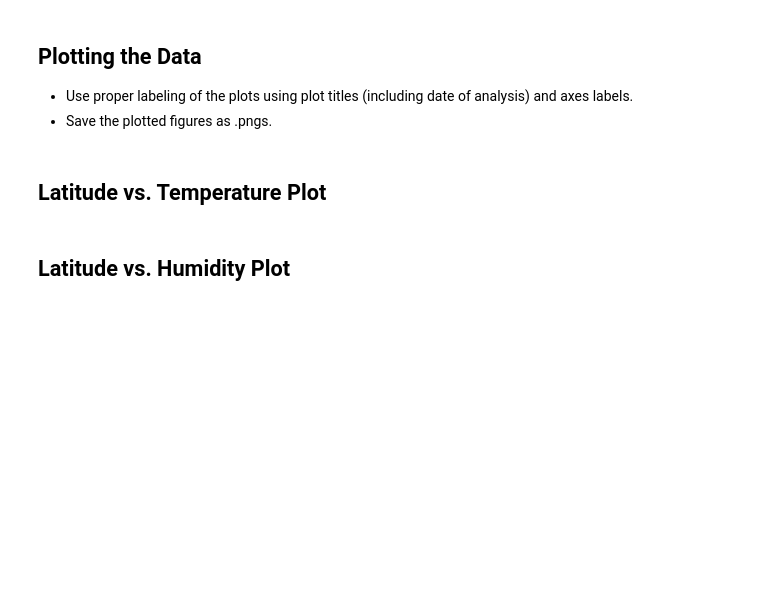
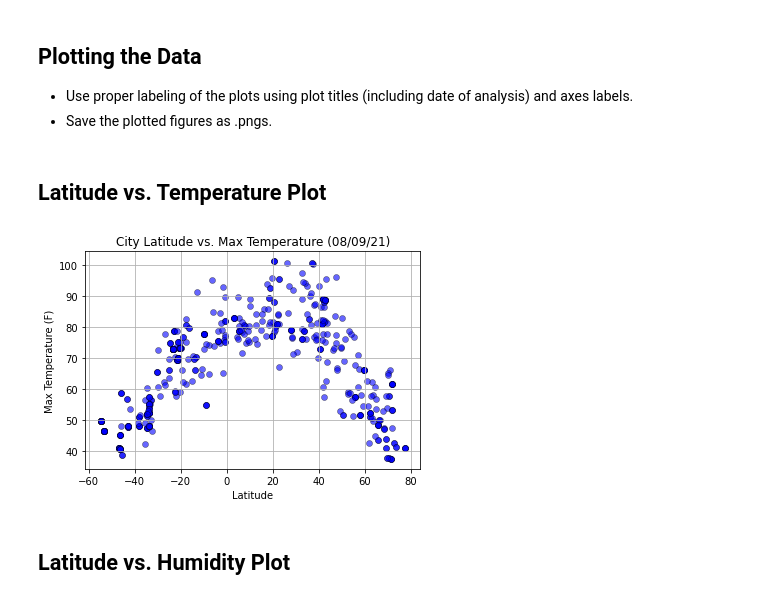
Before and after one commit to brbbrb/python-api-challenge, a Jupyter notebook: WeatherPy/WeatherPy.ipynb, the cells around one changed output. Cells and saved outputs as stored; diff of their text form; code cells hidden in the pictures; blank space fills up the shorter version.

```diff
--- a/WeatherPy/WeatherPy.ipynb
+++ b/WeatherPy/WeatherPy.ipynb
@@ -87,0 +104,3 @@ lat_lng
+# %%
+# Drop duplicate cities, but keep first instance
+lat_lng.drop_duplicates(subset='City', keep='first', inplace=True)
@@ -247,0 +259,4 @@ requests.get(query_url+'london').json()
+# %%
+# Display the DataFrame
+city_data_df = pd.DataFrame(city_data)
+city_data_df
@@ -260,5 +301,28 @@ Skip this step if there are no cities that have humidity > 100%.
 * Save the plotted figures as .pngs.
 # %% [markdown]
 ## Latitude vs. Temperature Plot
+# %%
+# Personalize scatterplot
+plt.scatter(city_data_df['Latitude'],
+            city_data_df['Max Temperature'],
+            color = "blue",
+            marker = "o",
+            alpha = 0.6,
+            linewidths = .5,
+            edgecolors = "black")
+
+# Create labels
+plt.title("City Latitude vs. Max Temperature (%s)" % time.strftime("%x"))
+plt.xlabel("Latitude")
+plt.ylabel("Max Temperature (F)")
+plt.grid(True)
+
+# Save the figure
+plt.savefig("../output_data/Latitude vs Temperature.png")
+
+# Show plot
+plt.show()
+# %% [output]
+[figure, added]
 # %% [markdown]
 ## Latitude vs. Humidity Plot
```
Also changed, not shown: parts of 27 cells of this notebook, 17 other files.
